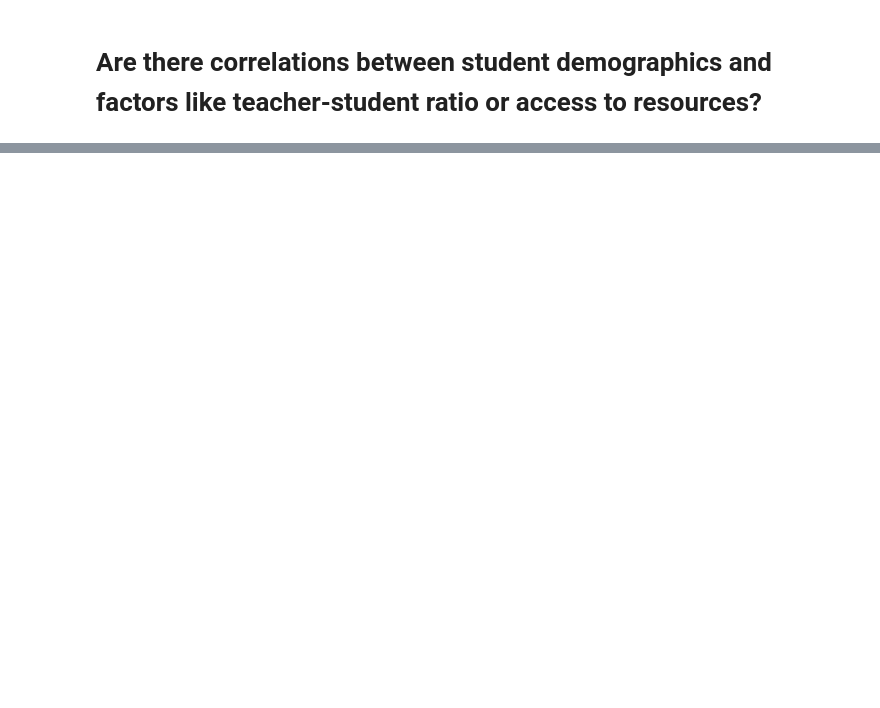
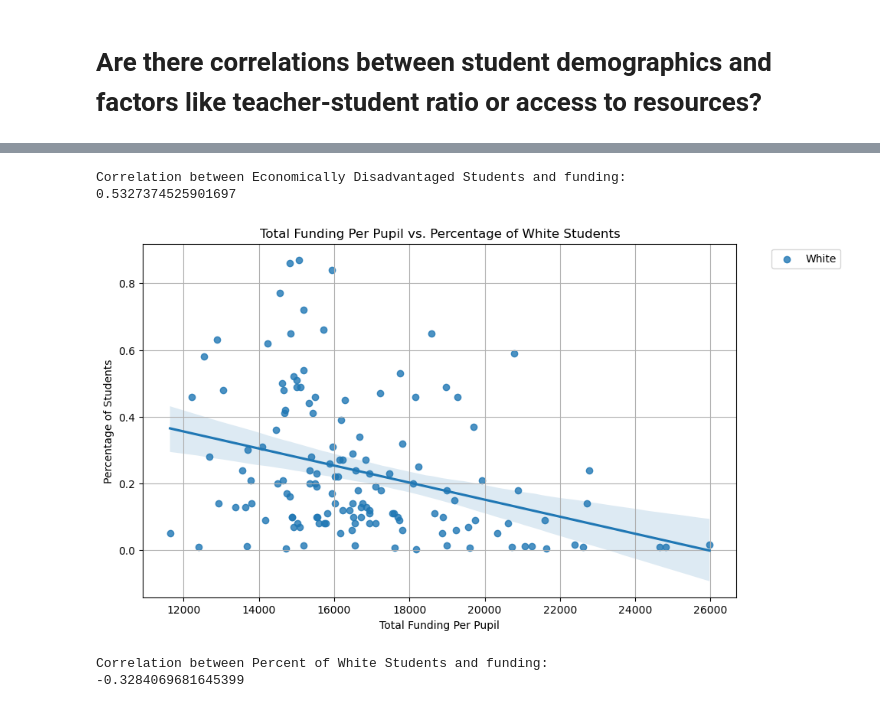
Before and after one commit to jessicabohannon/CAPSTONE, a Jupyter notebook: notebooks/capstone_eda.ipynb, the cells around one changed output, grey strips where cells are left out. Drawn from its saved outputs; the diff is of its cells as text; code cells hidden in the pictures; blank space fills up the shorter version.

```diff
--- a/notebooks/capstone_eda.ipynb
+++ b/notebooks/capstone_eda.ipynb
@@ -540,0 +559,37 @@ enrollment_and_resources = enrollment_and_resources.drop(columns=['School Number
+# %%
+# Correlation between Economically Disadvantaged and Total Funding Per Pupil
+
+econ_funding_correlations = enrollment_academic_resources['Economically Disadvantaged'].corr(enrollment_academic_resources['Total Funding Per Pupil'])
+print("Correlation between Economically Disadvantaged Students and funding:")
+print(econ_funding_correlations)
+# %% [output]
+Correlation between Economically Disadvantaged Students and funding:
+0.5327374525901697
+# %%
+# Scatterplot of % white students and Total Funding Per Pupil
+
+# Dropping Special Education Schools (lots of funding outliers) and rows with missing values
+selected = enrollment_academic_resources[enrollment_academic_resources['School Level'] != 'Special Education']
+selected = selected[['Total Funding Per Pupil', 'White']].dropna()
+
+# Scatterplot with trendlines
+plt.figure(figsize=(10, 6))
+sns.regplot(data=selected, x='Total Funding Per Pupil', y='White', label='White') # add scatter=False to show only trendlines
+
+plt.xlabel('Total Funding Per Pupil')
+plt.ylabel('Percentage of Students')
+plt.title('Total Funding Per Pupil vs. Percentage of White Students')
+plt.legend(bbox_to_anchor=(1.05, 1), loc='upper left')
+plt.grid(True)
+plt.show()
+# %% [output]
+[figure, added]
+# %%
+# Correlation between % White and Total Funding Per Pupil
+
+white_funding_correlations = enrollment_academic_resources['White'].corr(enrollment_academic_resources['Total Funding Per Pupil'])
+print("Correlation between Percent of White Students and funding:")
+print(white_funding_correlations)
+# %% [output]
+Correlation between Percent of White Students and funding:
+-0.3284069681645399
```
Also changed, not shown: parts of 39 cells of this notebook.
